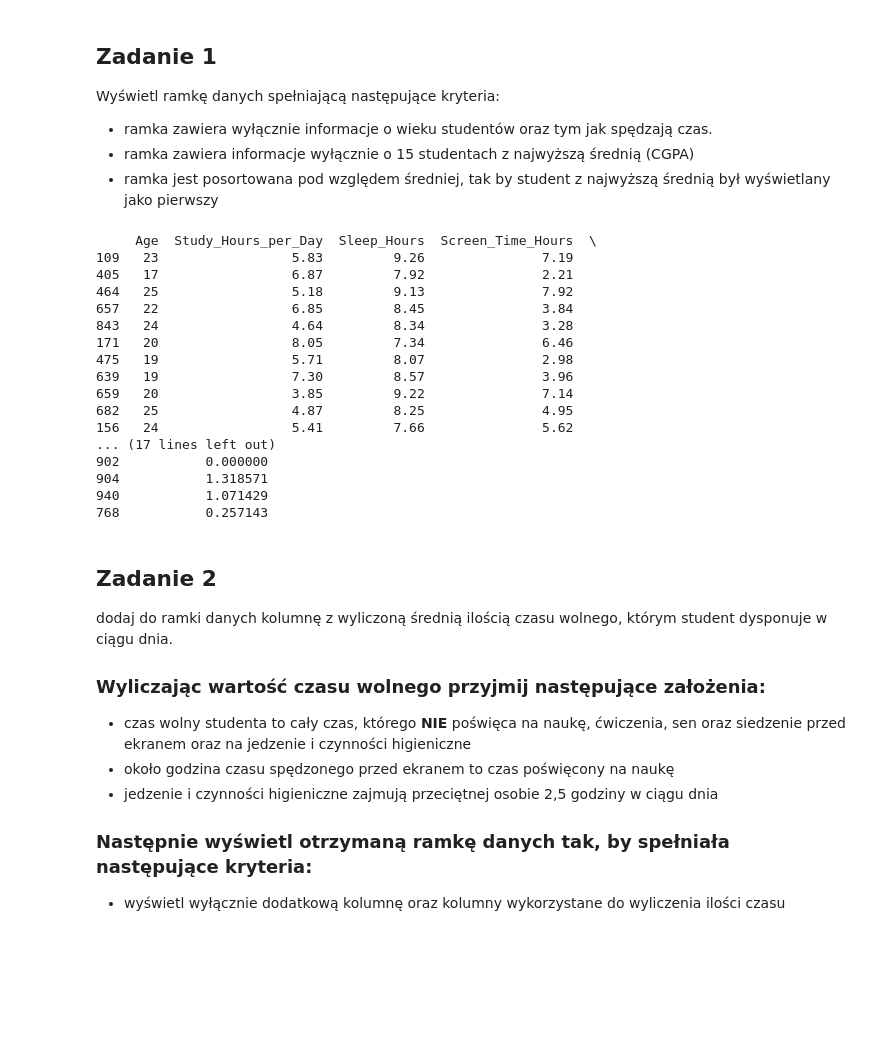
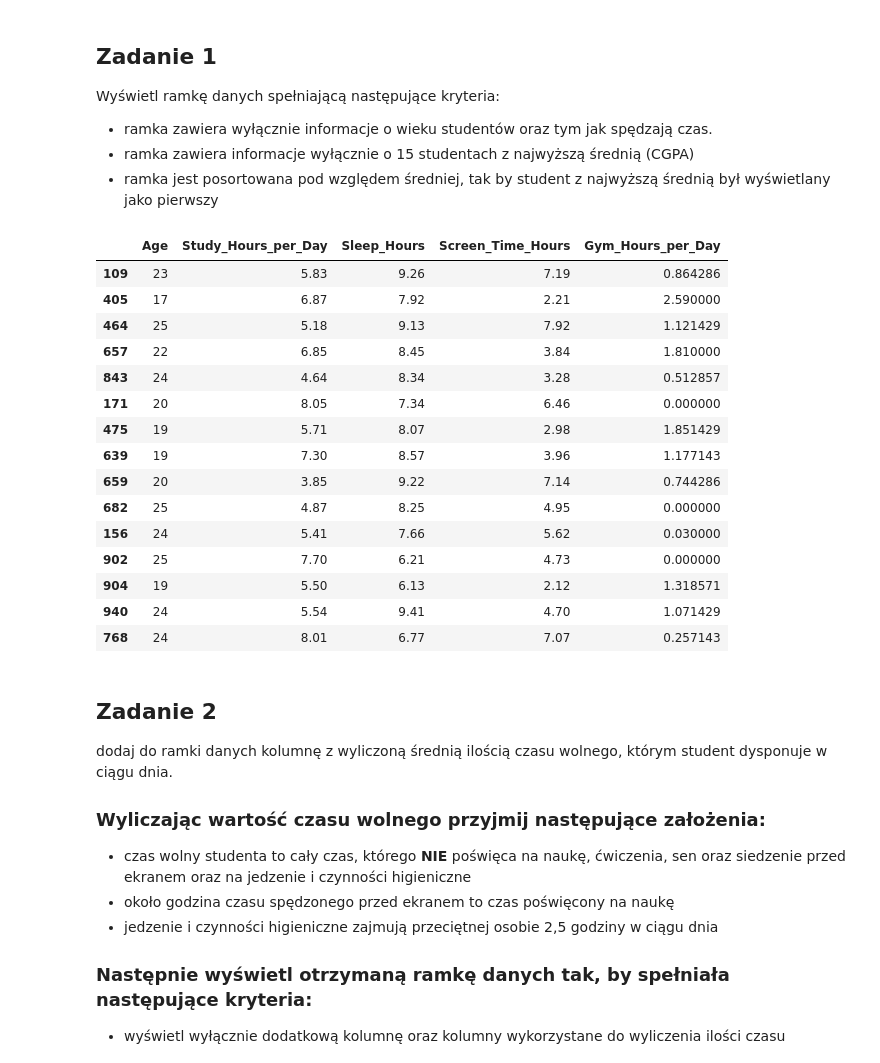
Before and after one commit to Zajecia-na-PWr-LR/lista-1-kub47, a Jupyter notebook: UczenieMaszynowe_25_26_Lista1.ipynb, the cells around one changed output. Saved outputs shown, nothing was run; the diff lists cells and outputs as text; code cells hidden in the pictures; blank space fills up the shorter version.

```diff
--- a/UczenieMaszynowe_25_26_Lista1.ipynb
+++ b/UczenieMaszynowe_25_26_Lista1.ipynb
@@ -62,31 +62,30 @@ df = pd.read_csv("/content/student_lifestyle_performance_dataset.csv")
 # %%
 df["Gym_Hours_per_Day"] = df["Gym_Hours_per_Week"] / 7
 
 result = (
     df
     .nlargest(15, "CGPA")
     [["Age", "Study_Hours_per_Day", "Sleep_Hours", "Screen_Time_Hours", "Gym_Hours_per_Day"]]
 )
 
-print(result)
+result
 # %% [output]
-     Age  Study_Hours_per_Day  Sleep_Hours  Screen_Time_Hours  \
-109   23                 5.83         9.26               7.19
-405   17                 6.87         7.92               2.21
-464   25                 5.18         9.13               7.92
-657   22                 6.85         8.45               3.84
-843   24                 4.64         8.34               3.28
-171   20                 8.05         7.34               6.46
-475   19                 5.71         8.07               2.98
-639   19                 7.30         8.57               3.96
-659   20                 3.85         9.22               7.14
-682   25                 4.87         8.25               4.95
-156   24                 5.41         7.66               5.62
-... (17 lines left out)
-902           0.000000
-904           1.318571
-940           1.071429
-768           0.257143
+|  | Age | Study_Hours_per_Day | Sleep_Hours | Screen_Time_Hours | Gym_Hours_per_Day |
+| 109 | 23 | 5.83 | 9.26 | 7.19 | 0.864286 |
+| 405 | 17 | 6.87 | 7.92 | 2.21 | 2.590000 |
+| 464 | 25 | 5.18 | 9.13 | 7.92 | 1.121429 |
+| 657 | 22 | 6.85 | 8.45 | 3.84 | 1.810000 |
+| 843 | 24 | 4.64 | 8.34 | 3.28 | 0.512857 |
+| 171 | 20 | 8.05 | 7.34 | 6.46 | 0.000000 |
+| 475 | 19 | 5.71 | 8.07 | 2.98 | 1.851429 |
+| 639 | 19 | 7.30 | 8.57 | 3.96 | 1.177143 |
+| 659 | 20 | 3.85 | 9.22 | 7.14 | 0.744286 |
+| 682 | 25 | 4.87 | 8.25 | 4.95 | 0.000000 |
+| 156 | 24 | 5.41 | 7.66 | 5.62 | 0.030000 |
+| 902 | 25 | 7.70 | 6.21 | 4.73 | 0.000000 |
+| 904 | 19 | 5.50 | 6.13 | 2.12 | 1.318571 |
+| 940 | 24 | 5.54 | 9.41 | 4.70 | 1.071429 |
+| 768 | 24 | 8.01 | 6.77 | 7.07 | 0.257143 |
 # %% [markdown]
 ## Zadanie 2
 dodaj do ramki danych kolumnę z wyliczoną średnią ilością czasu wolnego, którym student dysponuje w ciągu dnia.
```
Also changed, not shown: parts of 3 cells of this notebook.
